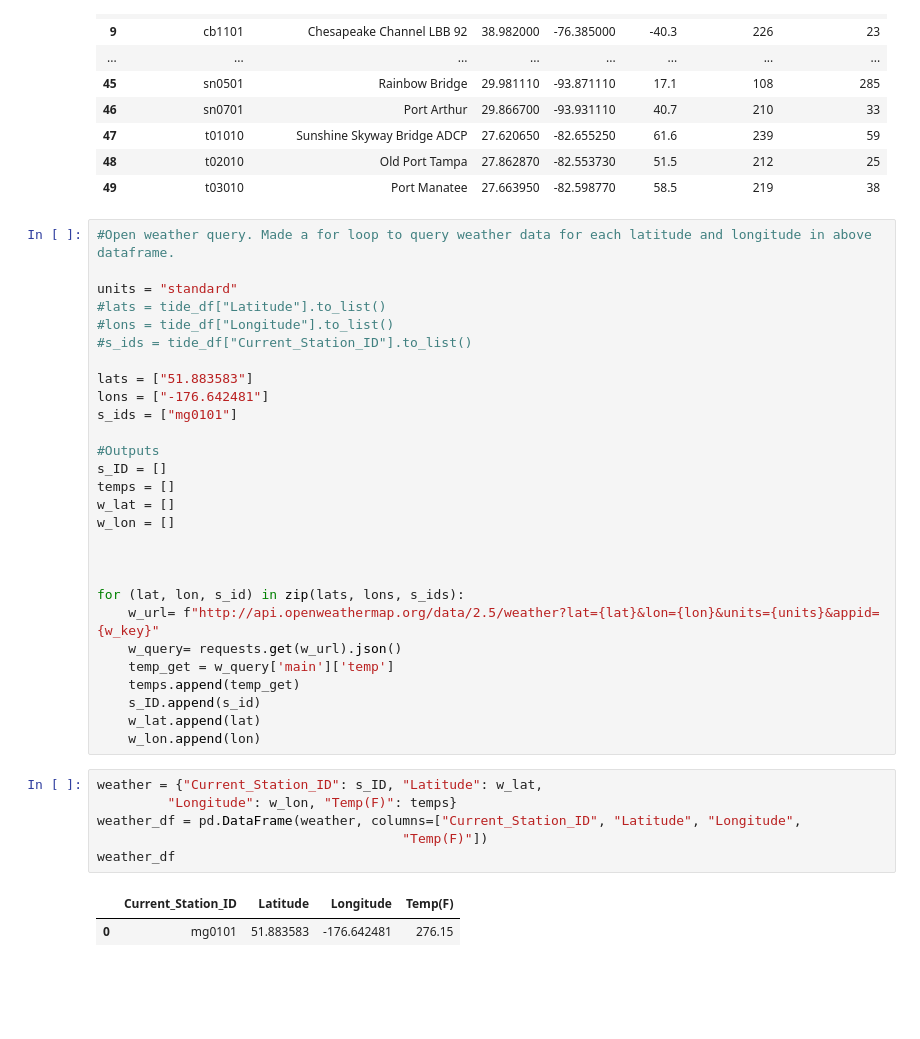
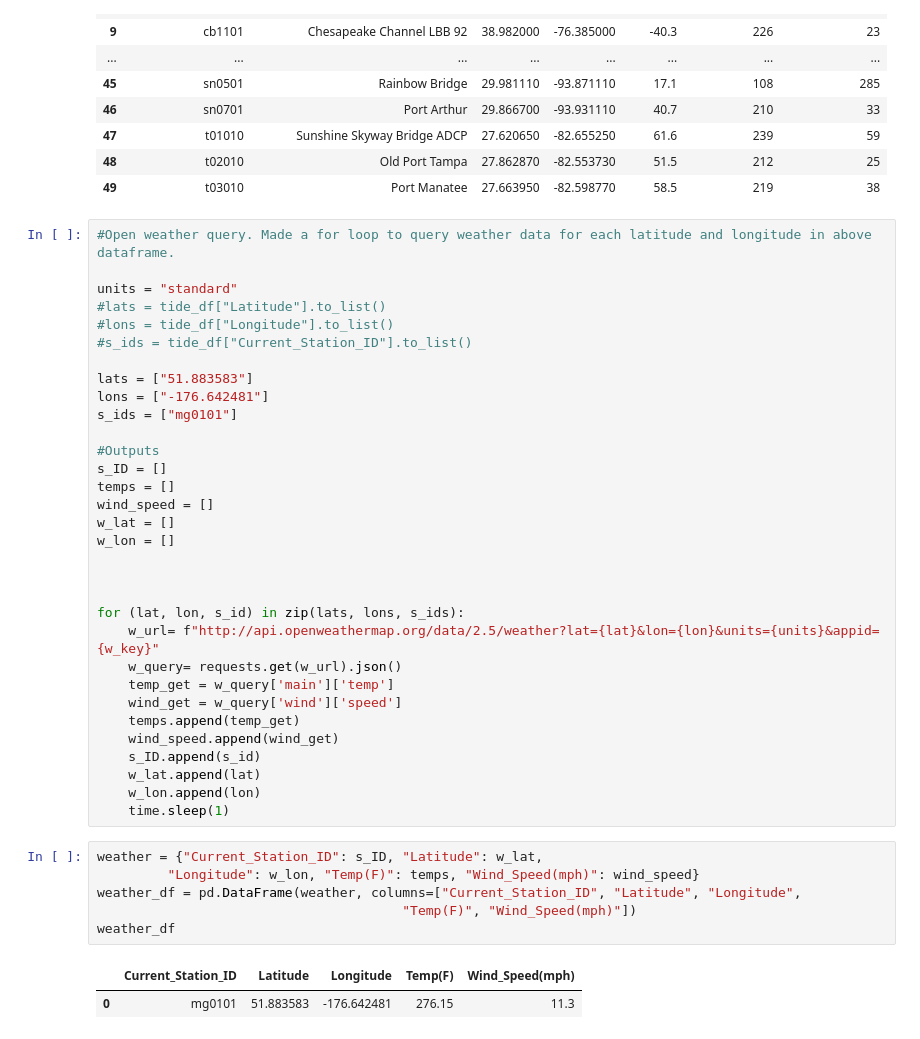
Before and after one commit to cveras33/dive-sites-ETL, a Jupyter notebook: weather_and_currents.ipynb, the cells around one changed output. Drawn from its saved outputs; the diff is of its cells as text; blank space fills up the shorter version.

Commit message:
Added wind speed and time.sleep to weather query.

```diff
--- a/weather_and_currents.ipynb
+++ b/weather_and_currents.ipynb
@@ -195,6 +196,7 @@ s_ids = ["mg0101"]
 #Outputs
 s_ID = []
 temps = []
+wind_speed = []
 w_lat = []
 w_lon = []
 
@@ -204,16 +206,19 @@ for (lat, lon, s_id) in zip(lats, lons, s_ids):
     w_url= f"http://api.openweathermap.org/data/2.5/weather?lat={lat}&lon={lon}&units={units}&appid={w_key}"
     w_query= requests.get(w_url).json()
     temp_get = w_query['main']['temp']
+    wind_get = w_query['wind']['speed']
     temps.append(temp_get)
+    wind_speed.append(wind_get)
     s_ID.append(s_id)
     w_lat.append(lat)
     w_lon.append(lon)
+    time.sleep(1)
 # %%
 weather = {"Current_Station_ID": s_ID, "Latitude": w_lat,
-         "Longitude": w_lon, "Temp(F)": temps}
+         "Longitude": w_lon, "Temp(F)": temps, "Wind_Speed(mph)": wind_speed}
 weather_df = pd.DataFrame(weather, columns=["Current_Station_ID", "Latitude", "Longitude",
-                                       "Temp(F)"])
+                                       "Temp(F)", "Wind_Speed(mph)"])
 weather_df
 # %% [output]
-|  | Current_Station_ID | Latitude | Longitude | Temp(F) |
-| 0 | mg0101 | 51.883583 | -176.642481 | 276.15 |
+|  | Current_Station_ID | Latitude | Longitude | Temp(F) | Wind_Speed(mph) |
+| 0 | mg0101 | 51.883583 | -176.642481 | 276.15 | 11.3 |
```
Also changed, not shown: parts of 1 cell of this notebook.
